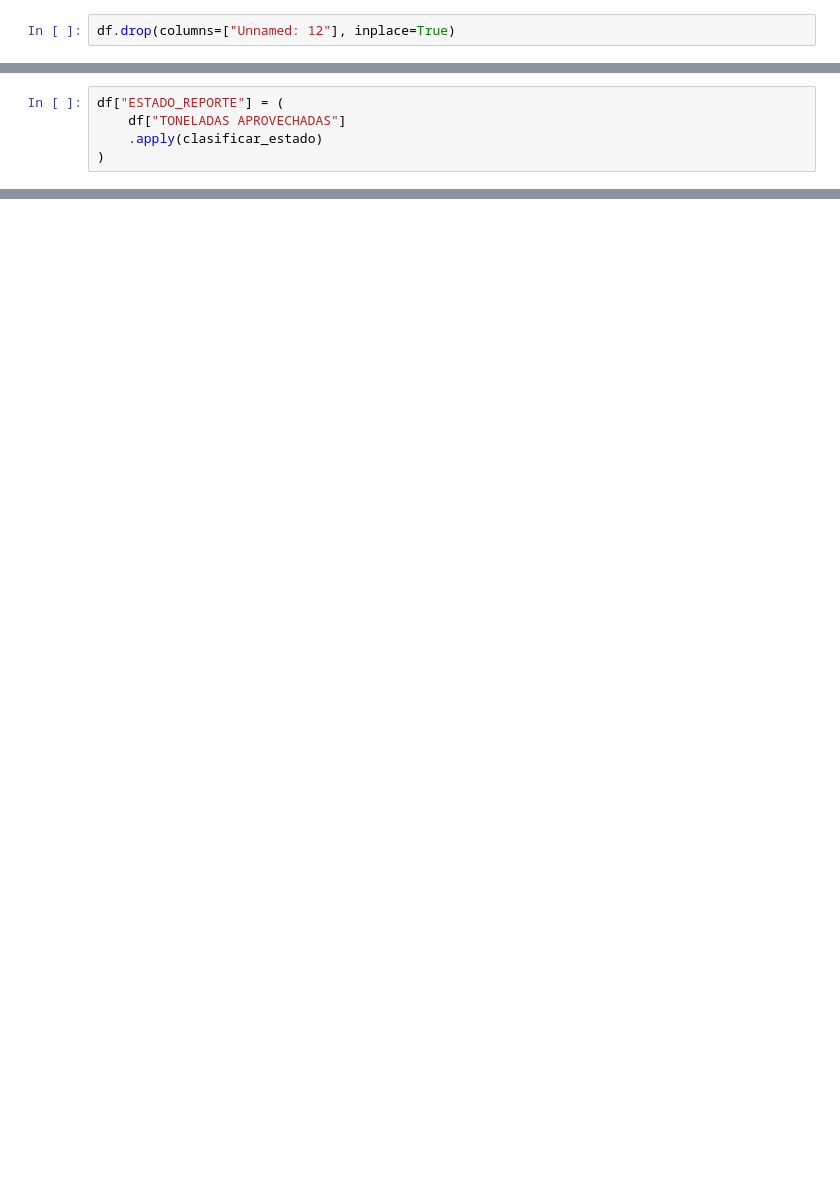
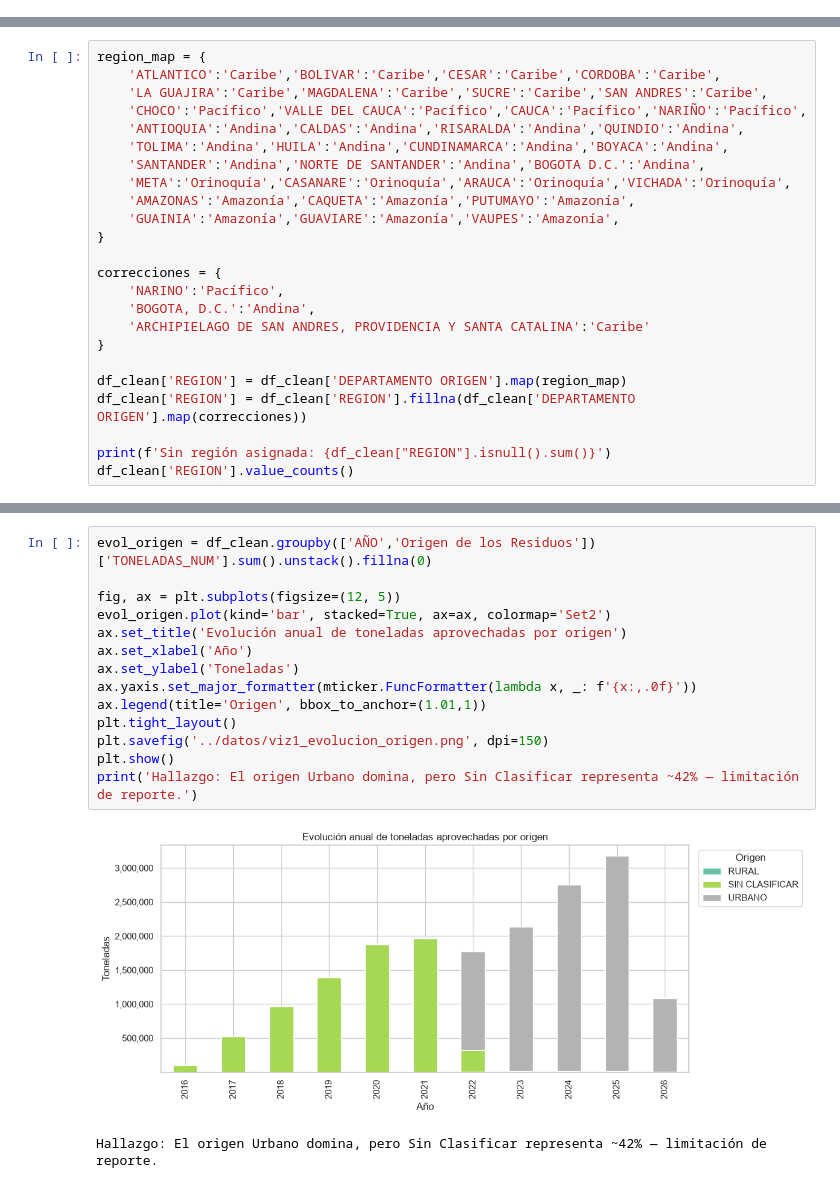
Before and after one commit to MikeBoss80/prueba_data_analyst_cempre, a Jupyter notebook: notebooks/Prueba_CEMPRE.ipynb, the cells around one changed output, grey strips where cells are left out. Cells and saved outputs as stored; diff of their text form; blank space fills up the shorter version.

```diff
--- a/notebooks/Prueba_CEMPRE.ipynb
+++ b/notebooks/Prueba_CEMPRE.ipynb
@@ -170,2 +106,0 @@ Index(['ID EMPRESA', 'EMPRESA', 'AÑO', 'PERIODO', 'DEPARTAMENTO ORIGEN',
-# %%
-df.drop(columns=["Unnamed: 12"], inplace=True)
@@ -265,5 +106,0 @@ Se crea una nueva columna aplicando la función de clasificación para estandari
-# %%
-df["ESTADO_REPORTE"] = (
-    df["TONELADAS APROVECHADAS"]
-    .apply(clasificar_estado)
-)
@@ -683,0 +244,24 @@ Name: count, dtype: int64
+# %%
+region_map = {
+    'ATLANTICO':'Caribe','BOLIVAR':'Caribe','CESAR':'Caribe','CORDOBA':'Caribe',
+    'LA GUAJIRA':'Caribe','MAGDALENA':'Caribe','SUCRE':'Caribe','SAN ANDRES':'Caribe',
+    'CHOCO':'Pacífico','VALLE DEL CAUCA':'Pacífico','CAUCA':'Pacífico','NARIÑO':'Pacífico',
+    'ANTIOQUIA':'Andina','CALDAS':'Andina','RISARALDA':'Andina','QUINDIO':'Andina',
+    'TOLIMA':'Andina','HUILA':'Andina','CUNDINAMARCA':'Andina','BOYACA':'Andina',
+    'SANTANDER':'Andina','NORTE DE SANTANDER':'Andina','BOGOTA D.C.':'Andina',
+    'META':'Orinoquía','CASANARE':'Orinoquía','ARAUCA':'Orinoquía','VICHADA':'Orinoquía',
+    'AMAZONAS':'Amazonía','CAQUETA':'Amazonía','PUTUMAYO':'Amazonía',
+    'GUAINIA':'Amazonía','GUAVIARE':'Amazonía','VAUPES':'Amazonía',
+}
+
+correcciones = {
+    'NARINO':'Pacífico',
+    'BOGOTA, D.C.':'Andina',
+    'ARCHIPIELAGO DE SAN ANDRES, PROVIDENCIA Y SANTA CATALINA':'Caribe'
+}
+
+df_clean['REGION'] = df_clean['DEPARTAMENTO ORIGEN'].map(region_map)
+df_clean['REGION'] = df_clean['REGION'].fillna(df_clean['DEPARTAMENTO ORIGEN'].map(correcciones))
+
+print(f'Sin región asignada: {df_clean["REGION"].isnull().sum()}')
+df_clean['REGION'].value_counts()
@@ -683,0 +504,17 @@ Name: count, dtype: int64
+# %%
+evol_origen = df_clean.groupby(['AÑO','Origen de los Residuos'])['TONELADAS_NUM'].sum().unstack().fillna(0)
+
+fig, ax = plt.subplots(figsize=(12, 5))
+evol_origen.plot(kind='bar', stacked=True, ax=ax, colormap='Set2')
+ax.set_title('Evolución anual de toneladas aprovechadas por origen')
+ax.set_xlabel('Año')
+ax.set_ylabel('Toneladas')
+ax.yaxis.set_major_formatter(mticker.FuncFormatter(lambda x, _: f'{x:,.0f}'))
+ax.legend(title='Origen', bbox_to_anchor=(1.01,1))
+plt.tight_layout()
+plt.savefig('../datos/viz1_evolucion_origen.png', dpi=150)
+plt.show()
+print('Hallazgo: El origen Urbano domina, pero Sin Clasificar representa ~42% — limitación de reporte.')
+# %% [output]
+[figure, added]
+Hallazgo: El origen Urbano domina, pero Sin Clasificar representa ~42% — limitación de reporte.
```
Also changed, not shown: parts of 123 cells of this notebook, 10 other files.
